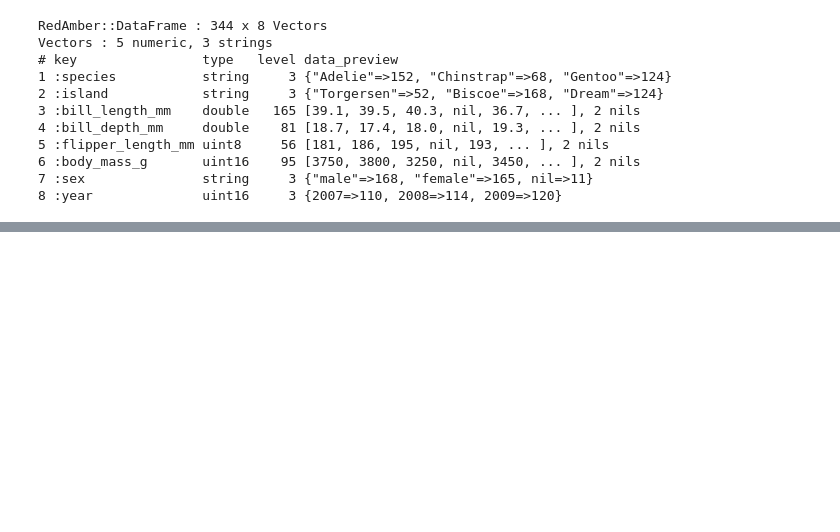
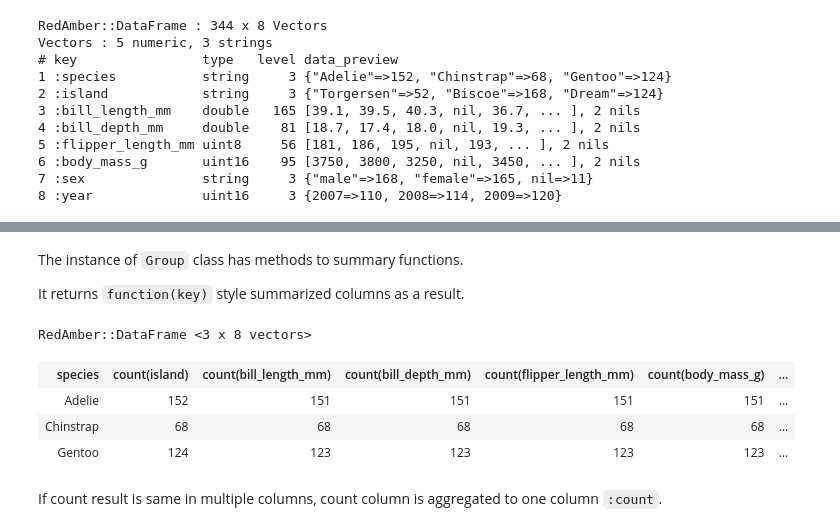
Before and after one commit to red-data-tools/red_amber, a Jupyter notebook: doc/examples_of_red_amber.ipynb, the cells around one changed output, grey strips where cells are left out. Cells and saved outputs as stored; diff of their text form; code cells hidden in the pictures; blank space fills up the shorter version.

```diff
--- a/doc/47_examples_of_red_amber.ipynb
+++ b/doc/examples_of_red_amber.ipynb
@@ -1484,0 +1512,2 @@ Vectors : 5 numeric, 3 strings
+# %%
+group = penguins.group(:species)
@@ -1484,0 +1517,14 @@ Vectors : 5 numeric, 3 strings
+# %% [markdown]
+The instance of `Group` class has methods to summary functions.
+
+It returns `function(key)` style summarized columns as a result.
+# %%
+group.count
+# %% [output]
+RedAmber::DataFrame <3 x 8 vectors>
+| species | count(island) | count(bill_length_mm) | count(bill_depth_mm) | count(flipper_length_mm) | count(body_mass_g) | ... |
+| Adelie | 152 | 151 | 151 | 151 | 151 | ... |
+| Chinstrap | 68 | 68 | 68 | 68 | 68 | ... |
+| Gentoo | 124 | 123 | 123 | 123 | 123 | ... |
+# %% [markdown]
+If count result is same in multiple columns, count column is aggregated to one column `:count`.
```
Also changed, not shown: parts of 85 cells of this notebook, 1 other file.
